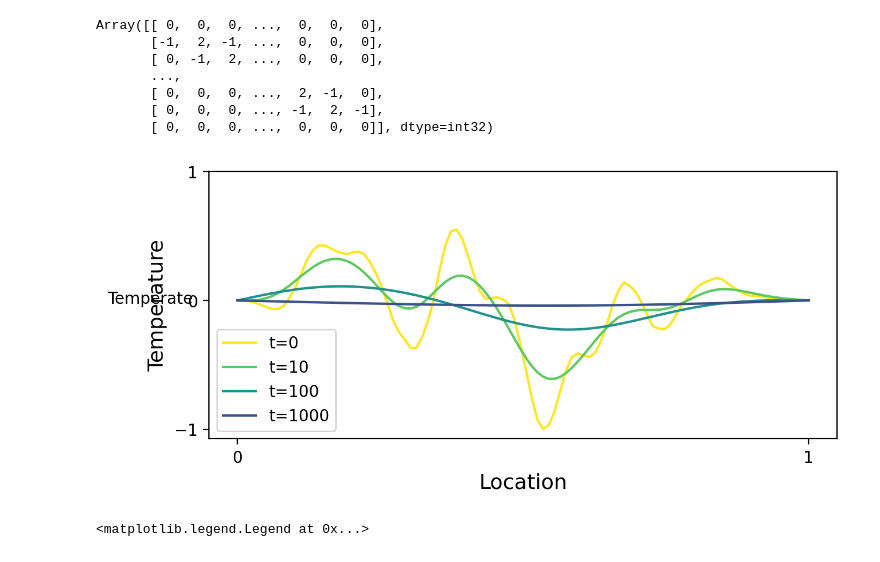
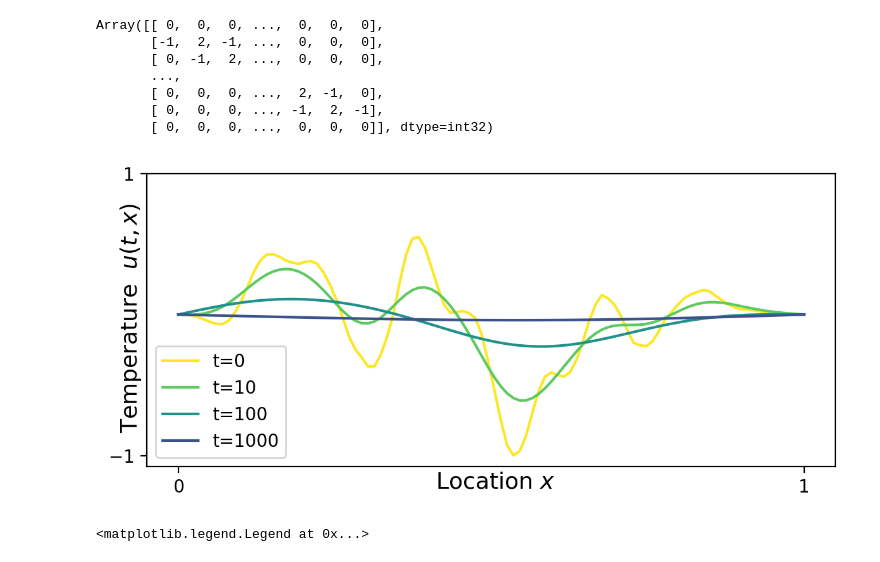
Before and after one commit to Whatisthisname/probabilistic-PDE-solver-on-manifold, a Jupyter notebook: app/traditional_numerics/iterative_solver_1D.ipynb, the cells around one changed output. Cells and saved outputs as stored; diff of their text form; code cells hidden in the pictures.

```diff
--- a/app/traditional_numerics/iterative_solver_1D.ipynb
+++ b/app/traditional_numerics/iterative_solver_1D.ipynb
@@ -129,38 +129,42 @@ end = 1000
 # Solve the system
 sol = diffeqsolve(
     ODETerm(vector_field),
     Kvaerno5(),
     t0=0,
     t1=end,
     dt0=0.01,
     y0=start,
     saveat=SaveAt(ts=jnp.linspace(0, end, end)),
     stepsize_controller=PIDController(rtol=1e-4, atol=1e-4),
     max_steps=50000,
 ).ys
 fig, ax = plt.subplots(1, 1, dpi=200, figsize=(7, 3))
 
 
 cmap = plt.get_cmap("viridis")
 for i, time in enumerate([0, 10, 100, 1000]):
     time = int(time)
     ax.plot(space, sol[time, :], label=f"t={time}", c=cmap((4 - i) / 4))
 ax.legend()
-ax.set_ylabel("Temperature", fontsize=13)
-ax.set_yticks([-1, 0, 1])
-fig.text(0, 0.5, "Temperate")
-ax.set_xlabel("Location", fontsize=13)
+# ax.set_ylabel("Temperature", fontsize=13)
+ax.set_yticks([-1, 1])
+# write the temperature on the figure and rotate it by 90
+fig.text(
+    0.093, 0.5, "Temperature  $u(t, x)$", va="center", rotation="vertical", fontsize=13
+)
+fig.text(0.45, 0.07, "Location $x$", va="center", fontsize=13)
+# ax.set_xlabel("Location", fontsize=13)
 ax.set_xticks([0, 1])
 fig.savefig(
     "../../markdown/latex/images/1D_heat.png",
     dpi=100,
     transparent=True,
     bbox_inches="tight",
     pad_inches=0.1,
 )
 # ax.set_axis_off()
 # %% [output]
-[figure, old version]
+[figure, new version]
 # %%
 def plot_circle_values(ax, values, shaded=False, alpha=1.0):
     data = jnp.interp(
```
Also changed, not shown: parts of 1 cell of this notebook, 20 other files.
